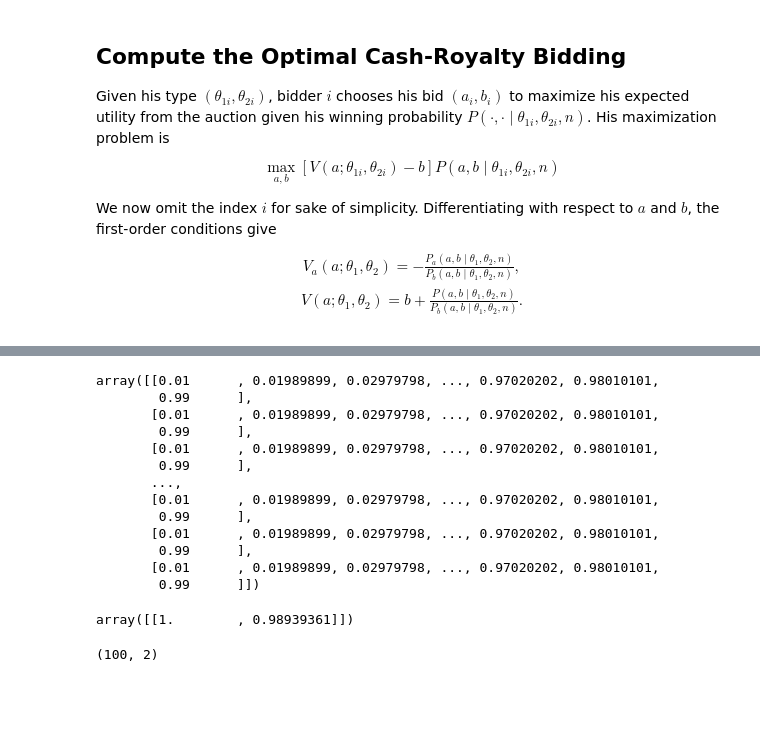
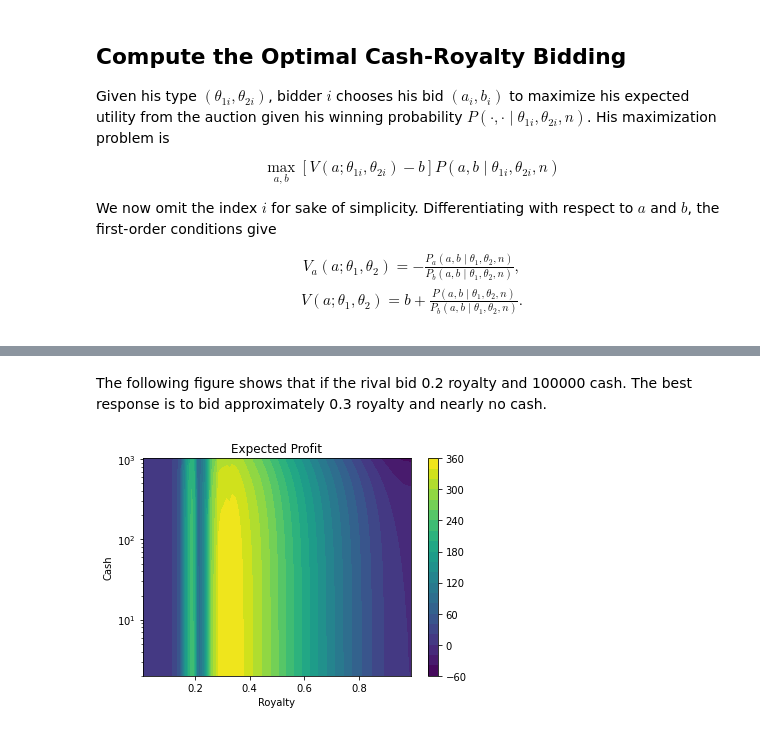
Before and after one commit to KaiKevinLiao/replication-kong2022, a Jupyter notebook: main.ipynb, the cells around one changed output, grey strips where cells are left out. Saved outputs shown, nothing was run; the diff lists cells and outputs as text; code cells hidden in the pictures; blank space fills up the shorter version.

```diff
--- a/main.ipynb
+++ b/main.ipynb
@@ -96,6 +90,15 @@ r = 0.05
 t = 3
 p = 100
 sigma=0.5
+
+def v(a):
+    params = np.array([theta1, theta2, r, t, p, sigma, a])
+    return V(params)
+
+def grad_v(a):
+    params = np.array([theta1, theta2, r, t, p, sigma, a])
+    return grad_V(params)
+
 agrids = np.arange(0, 1, 0.01)
 values = [v(a) for a in agrids]
 plt.title('A bidder\'s Value for the Contract')
@@ -374,41 +372,0 @@ def foc_bid(a, b) :
-# %%
-a_qt = np.linspace(0.01, 0.99, numGRID)
-b_qt = np.linspace(0.01, 0.99, numGRID)
-A_qt, B_qt = np.meshgrid(a_qt, b_qt)
-A_qt
-# %% [output]
-array([[0.01      , 0.01989899, 0.02979798, ..., 0.97020202, 0.98010101,
-        0.99      ],
-       [0.01      , 0.01989899, 0.02979798, ..., 0.97020202, 0.98010101,
-        0.99      ],
-       [0.01      , 0.01989899, 0.02979798, ..., 0.97020202, 0.98010101,
-        0.99      ],
-       ...,
-       [0.01      , 0.01989899, 0.02979798, ..., 0.97020202, 0.98010101,
-        0.99      ],
-       [0.01      , 0.01989899, 0.02979798, ..., 0.97020202, 0.98010101,
-        0.99      ],
-       [0.01      , 0.01989899, 0.02979798, ..., 0.97020202, 0.98010101,
-        0.99      ]])
-# %%
-
-a = 2
-b = 1000
-a0 = 1
-b0 = 100
-
-lnb = np.log(b)
-lnb0 = np.log(b0)
-
-diffa = a - a0
-diffb = lnb - lnb0
-
-qt.transform(np.array([diffa, diffb]).reshape(1,2))
-
-qt.
-# %% [output]
-array([[1.        , 0.98939361]])
-# %%
-np.vstack((a_qt, b_qt)).T.shape
-# %% [output]
-(100, 2)
@@ -414,0 +419,23 @@ np.vstack((a_qt, b_qt)).T.shape
+# %% [markdown]
+The following figure shows that if the rival bid 0.2 royalty and 100000 cash. The best response is to bid approximately 0.3 royalty and nearly no cash.
+# %%
+# fix the bid pair of the rival
+a0 = 0.2
+b0 = 100000
+
+a_ = np.linspace(0.01, 0.99, numGRID)
+b_ = 2 ** np.linspace(1, 10, numGRID)
+A_, B_ = np.meshgrid(a_, b_)
+f = np.frompyfunc(bidder_value, 2, 1)
+VALUES = f(A_, B_)
+
+plt.yscale("log")
+im = plt.contourf(A_, B_, VALUES, 20, cmap='viridis')
+plt.colorbar(im)
+
+plt.xlabel('Royalty')
+plt.ylabel('Cash')
+plt.title('Expected Profit')
+plt.show()
+# %% [output]
+[figure, added]
```
Also changed, not shown: parts of 14 cells of this notebook, 1 other file.
